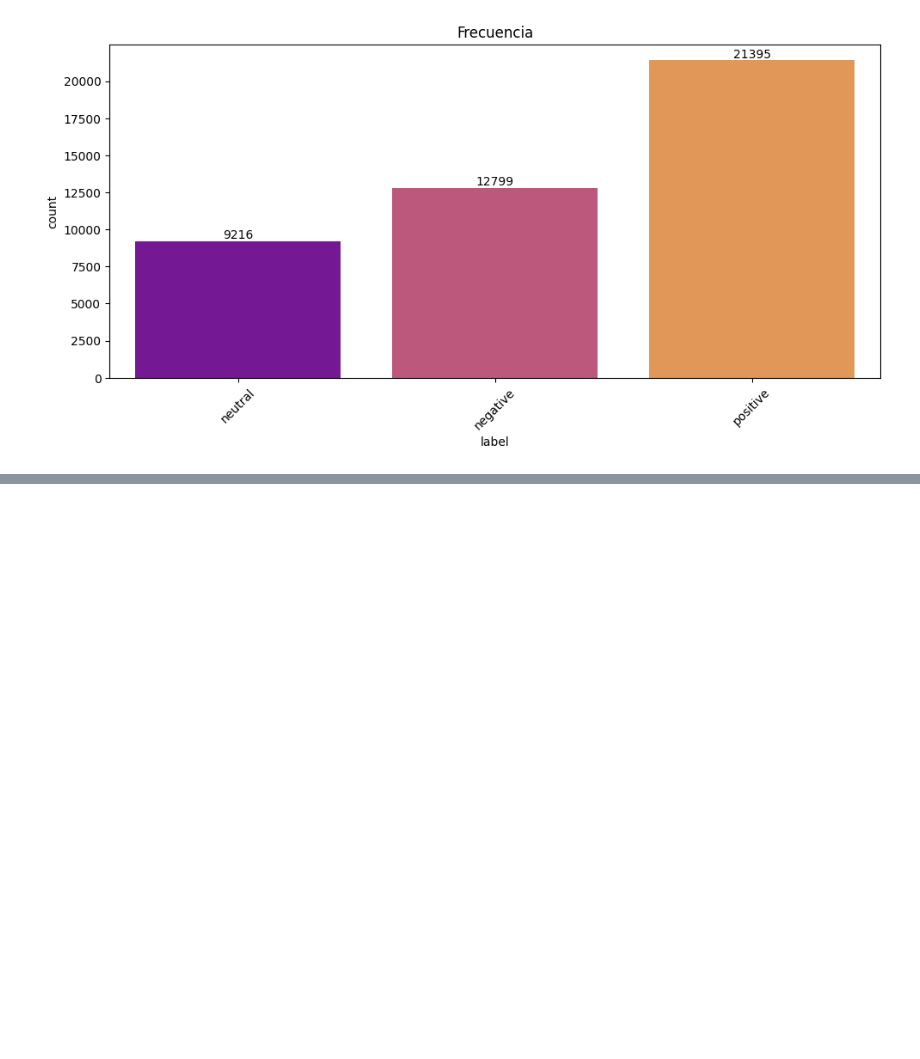
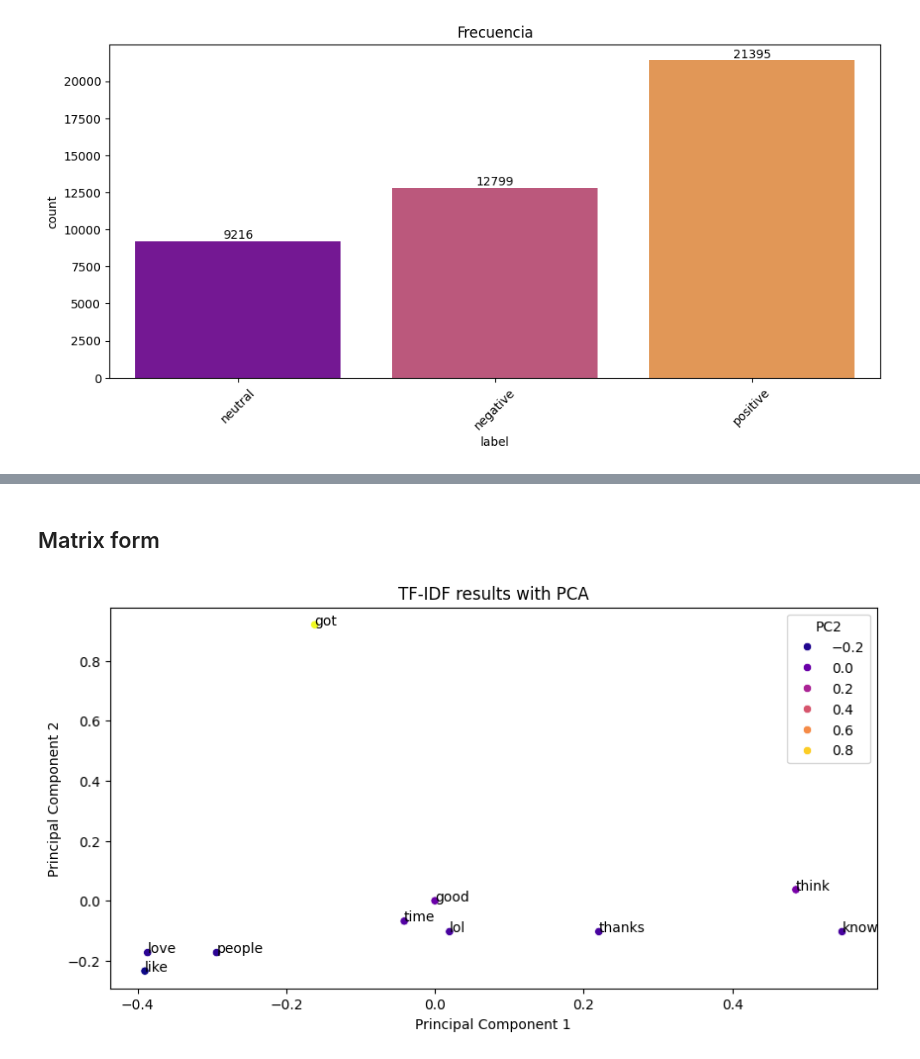
Before and after one commit to eric-castillo05/emotions-wheel-nlp, a Jupyter notebook: EDA/EDA.ipynb, the cells around one changed output, grey strips where cells are left out. Cells and saved outputs as stored; diff of their text form; code cells hidden in the pictures; blank space fills up the shorter version.

```diff
--- a/EDA/EDA.ipynb
+++ b/EDA/EDA.ipynb
@@ -296,0 +301,7 @@ plt.show()
+# %%
+# temp = df.select('text').to_series().to_list()
+temp = df_unigram_counts.select('word').to_series().to_list()
+# %%
+tfidf = TfidfVectorizer()
+# %%
+res = tfidf.fit_transform(temp)
@@ -296,0 +384,17 @@ plt.show()
+# %% [markdown]
+## Matrix form
+# %%
+pca = PCA(n_components=2)
+pca_result = pca.fit_transform(res.toarray())
+# %%
+df_pca_result = pl.DataFrame(data = pca_result, schema = ['PC1', 'PC2'])
+plt.figure(figsize=(10, 5))
+ax =sns.scatterplot(data = df_pca_result, x = 'PC1', y = 'PC2', hue = 'PC2', palette = 'plasma')
+for i, txt in enumerate(temp):
+    plt.annotate(txt, (pca_result[i, 0], pca_result[i, 1]))
+plt.xlabel('Principal Component 1')
+plt.ylabel('Principal Component 2')
+plt.title('TF-IDF results with PCA')
+plt.show()
+# %% [output]
+[figure, added]
```
Also changed, not shown: parts of 17 cells of this notebook.
